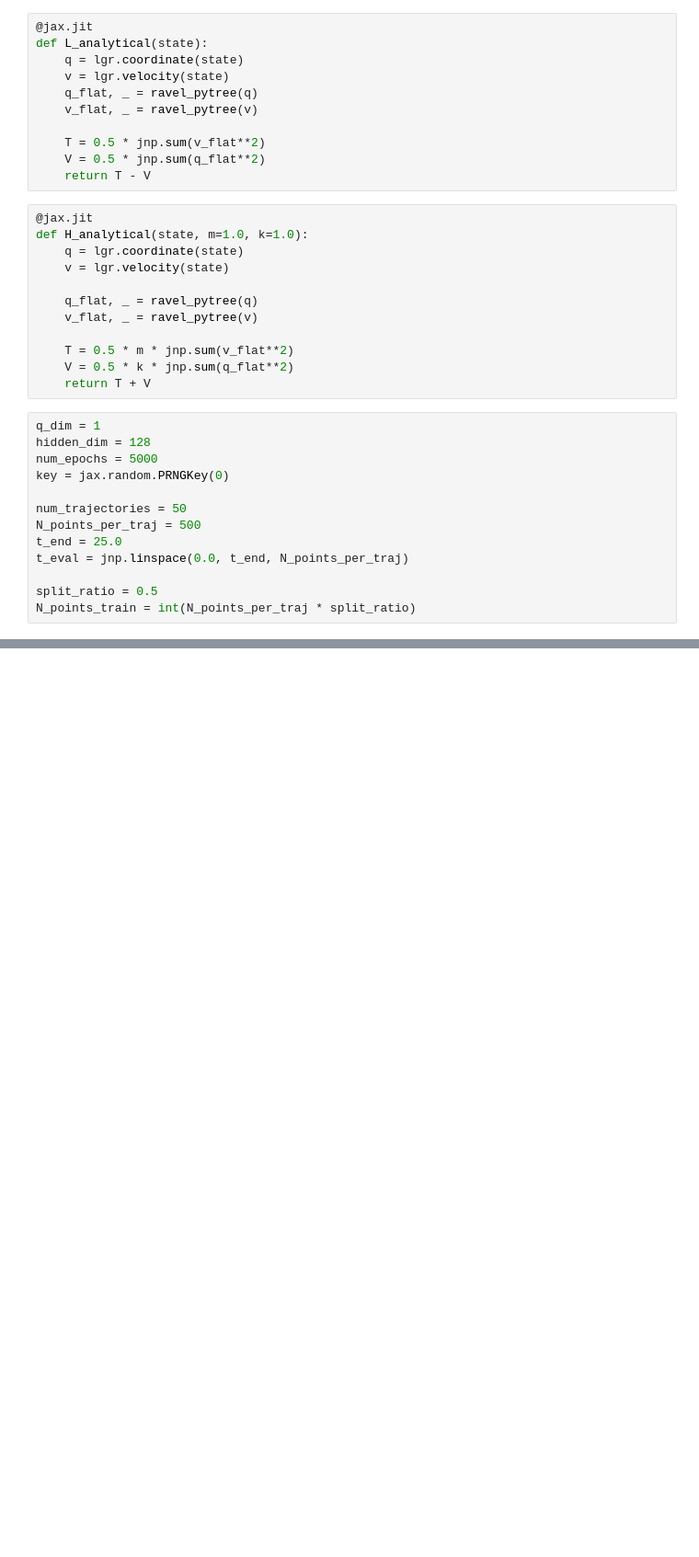
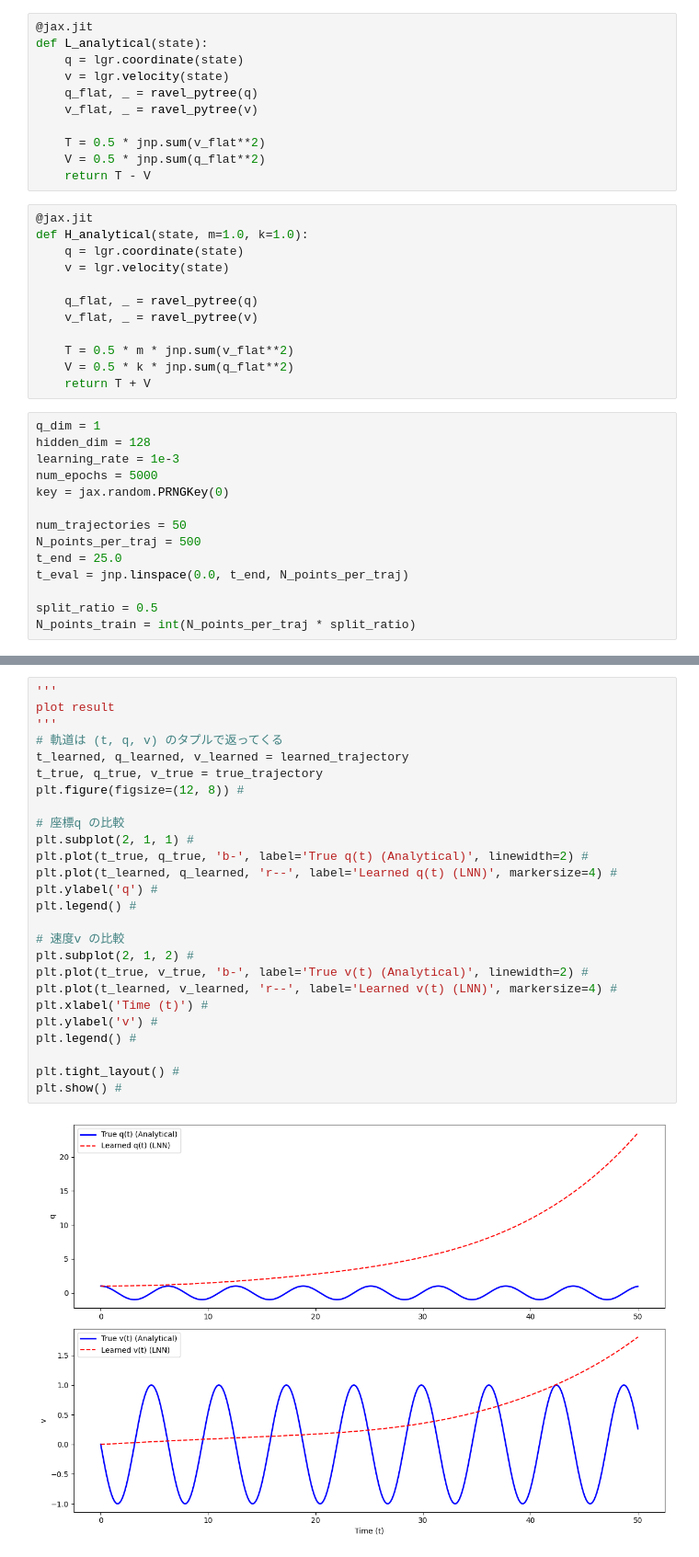
Before and after one commit to nkjm108/PIML, a Jupyter notebook: harmonic1d_NN.ipynb, the cells around one changed output, grey strips where cells are left out. Shown: that part at 92% size. Cells and saved outputs as stored; diff of their text form; blank space fills up the shorter version.

```diff
--- a/harmonic1d_NN.ipynb
+++ b/harmonic1d_NN.ipynb
@@ -43,6 +44,7 @@ def H_analytical(state, m=1.0, k=1.0):
 # %%
 q_dim = 1
 hidden_dim = 128
+learning_rate = 1e-3
 num_epochs = 5000
 key = jax.random.PRNGKey(0)
 
@@ -67,0 +210,28 @@ initial_energies_list = []
+# %%
+'''
+plot result
+'''
+# 軌道は (t, q, v) のタプルで返ってくる
+t_learned, q_learned, v_learned = learned_trajectory
+t_true, q_true, v_true = true_trajectory
+plt.figure(figsize=(12, 8)) #
+
+# 座標q の比較
+plt.subplot(2, 1, 1) #
+plt.plot(t_true, q_true, 'b-', label='True q(t) (Analytical)', linewidth=2) #
+plt.plot(t_learned, q_learned, 'r--', label='Learned q(t) (LNN)', markersize=4) #
+plt.ylabel('q') #
+plt.legend() #
+
+# 速度v の比較
+plt.subplot(2, 1, 2) #
+plt.plot(t_true, v_true, 'b-', label='True v(t) (Analytical)', linewidth=2) #
+plt.plot(t_learned, v_learned, 'r--', label='Learned v(t) (LNN)', markersize=4) #
+plt.xlabel('Time (t)') #
+plt.ylabel('v') #
+plt.legend() #
+
+plt.tight_layout() #
+plt.show() #
+# %% [output]
+[figure, added]
```
Also changed, not shown: parts of 5 cells of this notebook, 10 other files.
